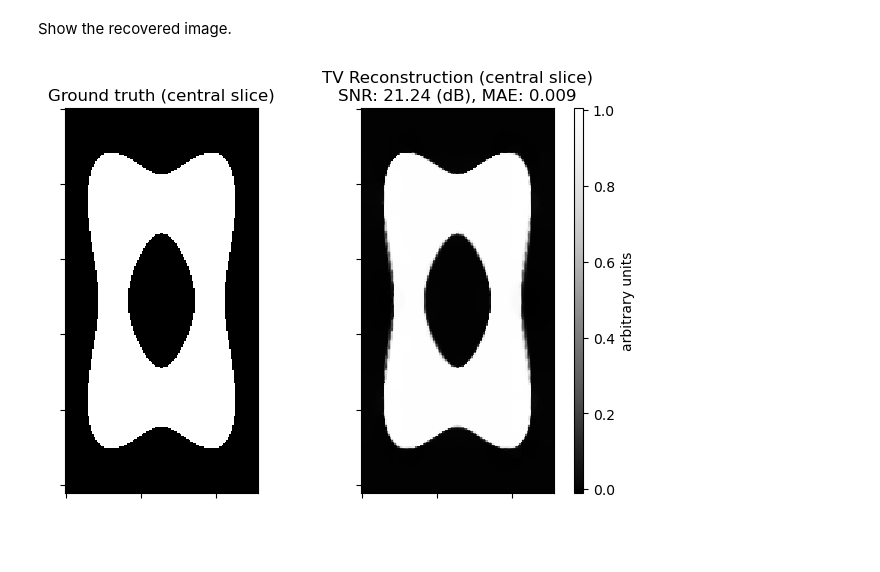
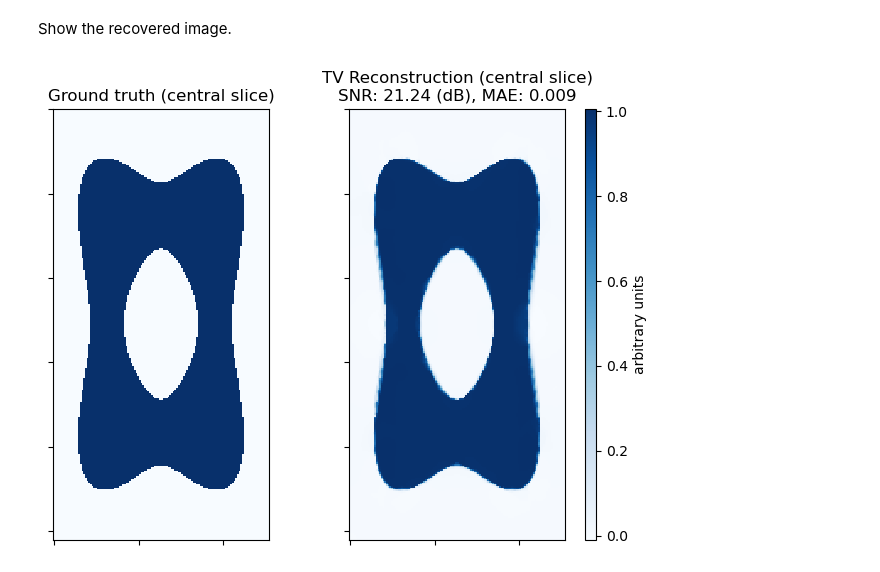
Before and after one commit to lanl/scico-data, a Jupyter notebook: notebooks/ct_astra_3d_tv_padmm.ipynb, the cells around one changed output. Cells and saved outputs as stored; diff of their text form; code cells hidden in the pictures; blank space fills up the shorter version.

```diff
--- a/notebooks/ct_astra_3d_tv_padmm.ipynb
+++ b/notebooks/ct_astra_3d_tv_padmm.ipynb
@@ -135,19 +135,26 @@ Iter  Time      Objective  Prml Rsdl  Dual Rsdl
 # %% [markdown]
 Show the recovered image.
 # %%
-fig, ax = plot.subplots(nrows=1, ncols=2, figsize=(7, 5))
-plot.imview(tangle[32], title="Ground truth (central slice)", cbar=None, fig=fig, ax=ax[0])
-
+fig, ax = plot.subplots(nrows=1, ncols=2, figsize=(7, 6))
+plot.imview(
+    tangle[32],
+    title="Ground truth (central slice)",
+    cmap=plot.cm.Blues,
+    cbar=None,
+    fig=fig,
+    ax=ax[0],
+)
 plot.imview(
     tangle_recon[32],
     title="TV Reconstruction (central slice)\nSNR: %.2f (dB), MAE: %.3f"
     % (metric.snr(tangle, tangle_recon), metric.mae(tangle, tangle_recon)),
+    cmap=plot.cm.Blues,
     fig=fig,
     ax=ax[1],
 )
 divider = make_axes_locatable(ax[1])
 cax = divider.append_axes("right", size="5%", pad=0.2)
 fig.colorbar(ax[1].get_images()[0], cax=cax, label="arbitrary units")
 fig.show()
 # %% [output]
-[figure, old version]
+[figure, new version]
```
Also changed, not shown: parts of 1 cell of this notebook, 1 other file.
